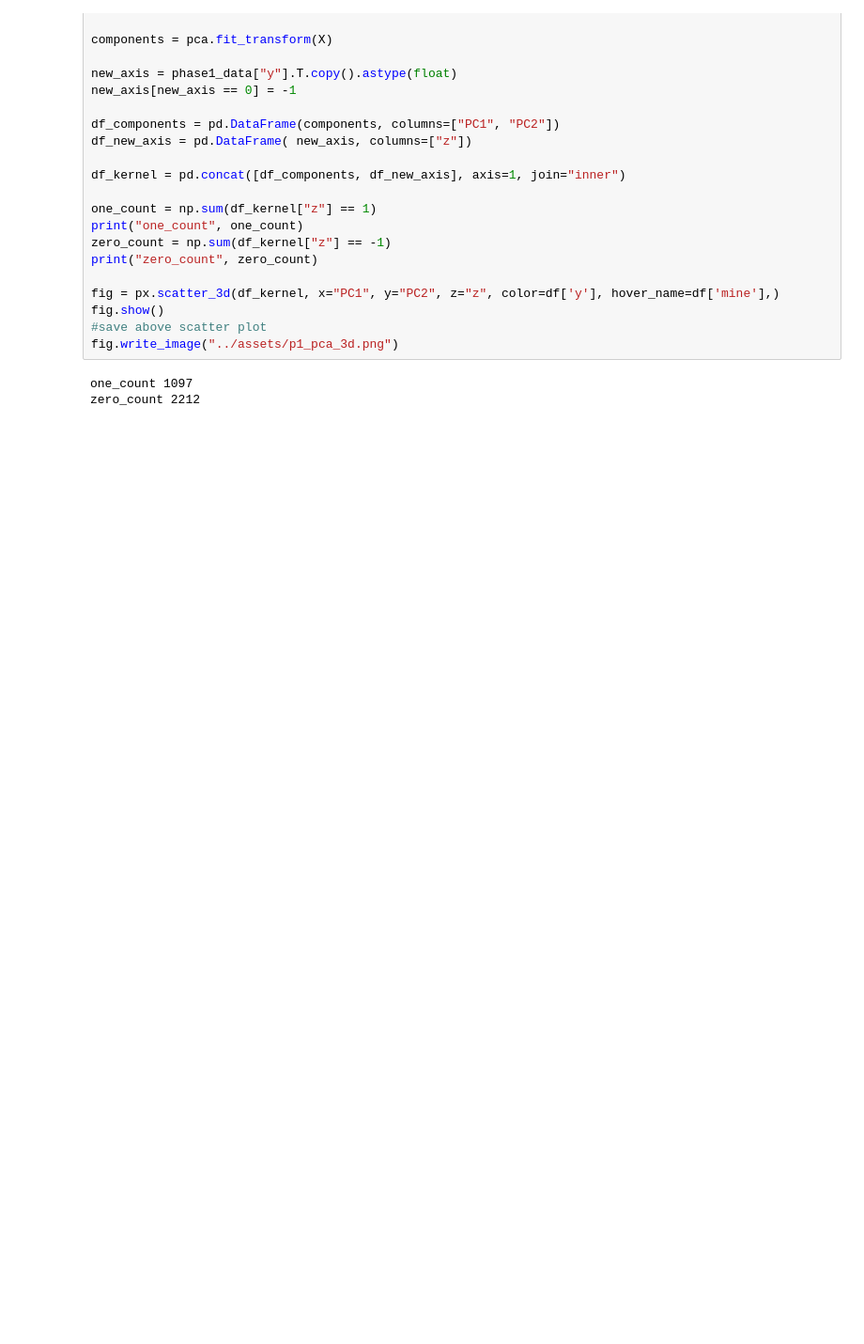
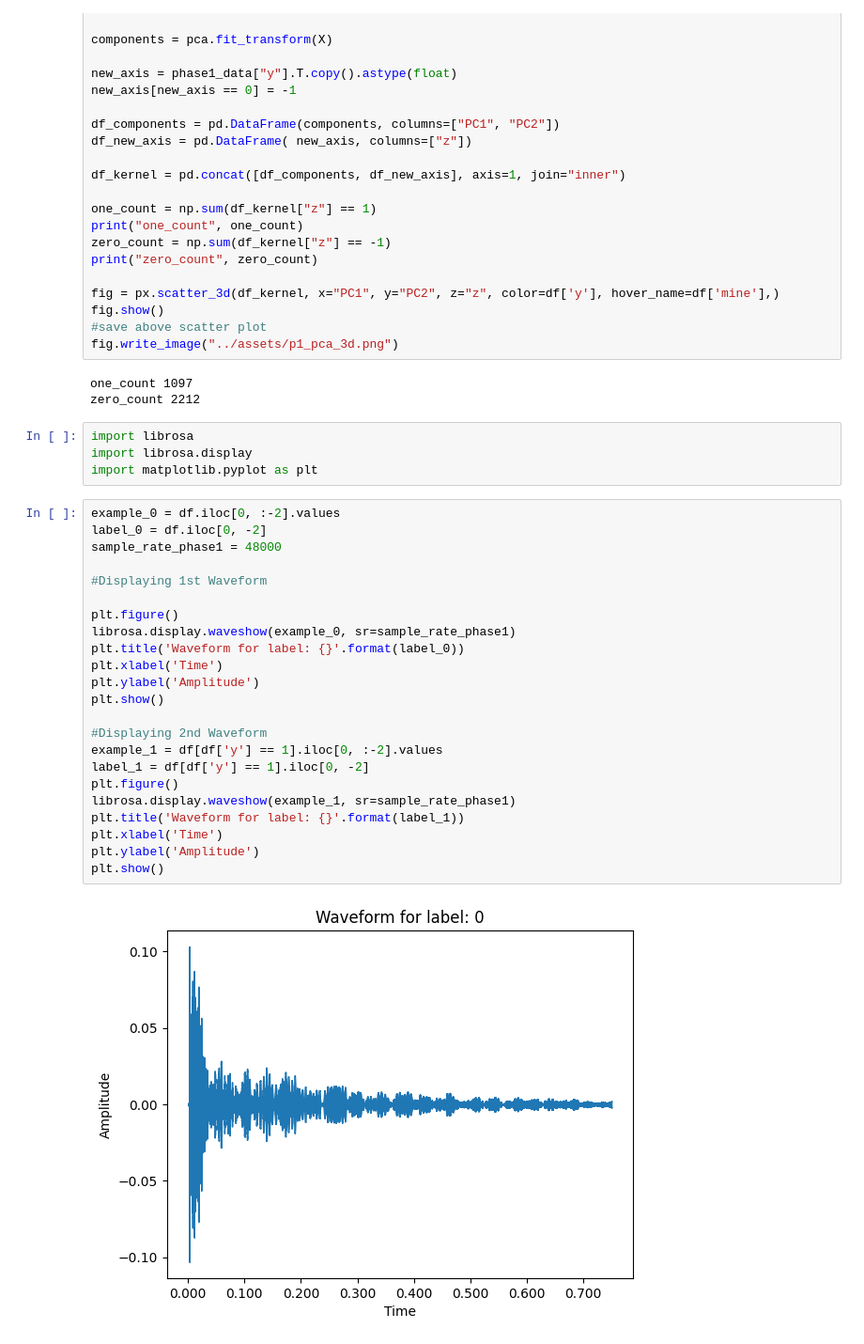
Before and after one commit to kanwarSINGH03/acoustic_signal_classification, a Jupyter notebook: analysis/phase1_analysis.ipynb, the cells around one changed output. Shown: that part at 94% size. Cells and saved outputs as stored; diff of their text form; blank space fills up the shorter version.

```diff
--- a/analysis/phase1_analysis.ipynb
+++ b/analysis/phase1_analysis.ipynb
@@ -63,3 +61,32 @@ fig.write_image("../assets/p1_pca_3d.png")
 # %% [output]
 one_count 1097
 zero_count 2212
+# %%
+import librosa
+import librosa.display
+import matplotlib.pyplot as plt
+# %%
+example_0 = df.iloc[0, :-2].values
+label_0 = df.iloc[0, -2]
+sample_rate_phase1 = 48000
+
+#Displaying 1st Waveform
+
+plt.figure()
+librosa.display.waveshow(example_0, sr=sample_rate_phase1)
+plt.title('Waveform for label: {}'.format(label_0))
+plt.xlabel('Time')
+plt.ylabel('Amplitude')
+plt.show()
+
+#Displaying 2nd Waveform
+example_1 = df[df['y'] == 1].iloc[0, :-2].values
+label_1 = df[df['y'] == 1].iloc[0, -2]
+plt.figure()
+librosa.display.waveshow(example_1, sr=sample_rate_phase1)
+plt.title('Waveform for label: {}'.format(label_1))
+plt.xlabel('Time')
+plt.ylabel('Amplitude')
+plt.show()
+# %% [output]
+[figure, added]
```
Also changed, not shown: parts of 5 cells of this notebook, 5 other files.
